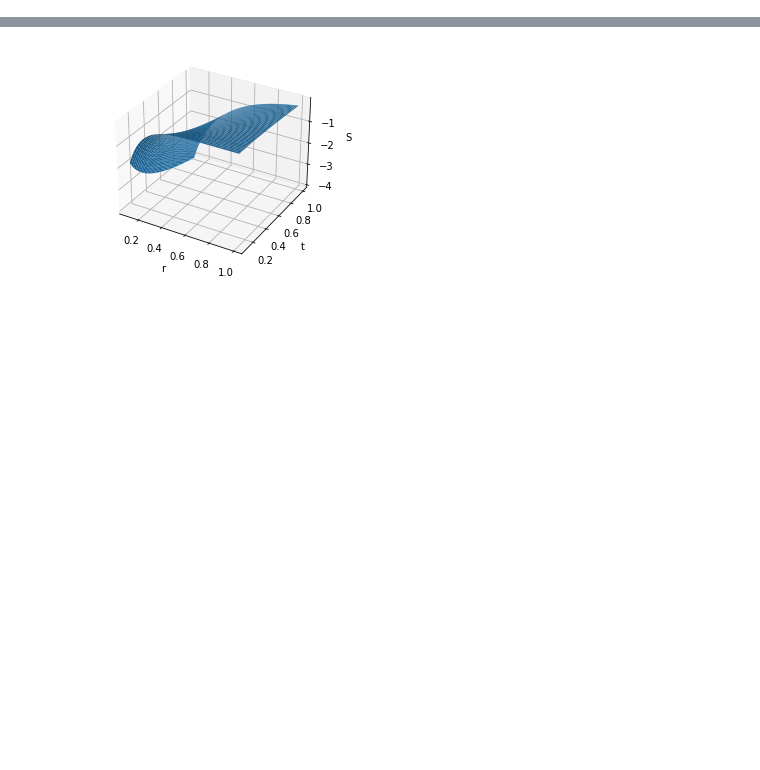
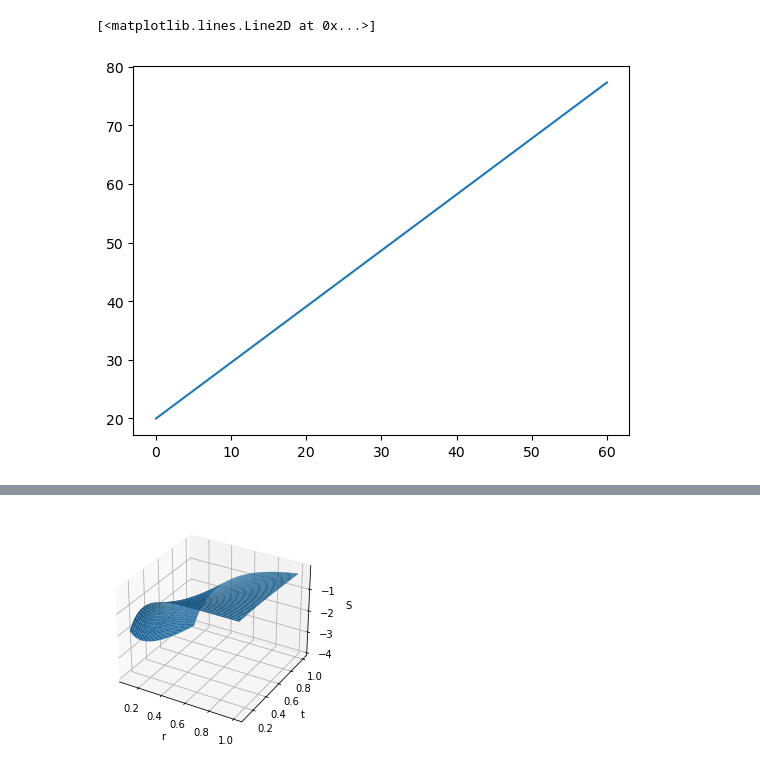
Before and after one commit to Claudio-zb/RL_WEF_MS, a Jupyter notebook: proando.ipynb, the cells around one changed output, grey strips where cells are left out. Cells and saved outputs as stored; diff of their text form; code cells hidden in the pictures; blank space fills up the shorter version.

```diff
--- a/proando.ipynb
+++ b/proando.ipynb
@@ -6,0 +47,32 @@ import numpy as np
+# %%
+ts = 60  # [s] aparentemente a 60 [s] salva
+T = 600  # [h]
+N = T//ts # 1 hour
+x_0 = 15.0
+x = x_0
+x_s = np.zeros(N)
+for i in range(N):
+    x = x + ts*x_ode(x)
+    x_s[i] = x
+
+t = np.linspace(ts, T, N)
+# %%
+ts = 10  # [s] aparentemente a 60 [s] salva
+T = 600  # [h]
+N = int(T//ts) # 1 hour
+x_0 = np.array([20, 25, 15.0])
+x = x_0
+x_s = np.zeros((N+1, 3))
+x_s[0] = x
+d = np.array([300, 20, 45, .8])
+for i in range(N):
+    dx = GH_climate_ode(x, d, np.array([1.0]))
+    x_s[i+1] = x_s[i] + ts*dx
+    #print(dx)
+
+t = np.linspace(ts, T, N)
+# %%
+plt.plot(x_s[:,0])
+# %% [output]
+[<matplotlib.lines.Line2D at 0x...>]
+[figure, added]
```
Also changed, not shown: parts of 7 cells of this notebook, 8 other files.
